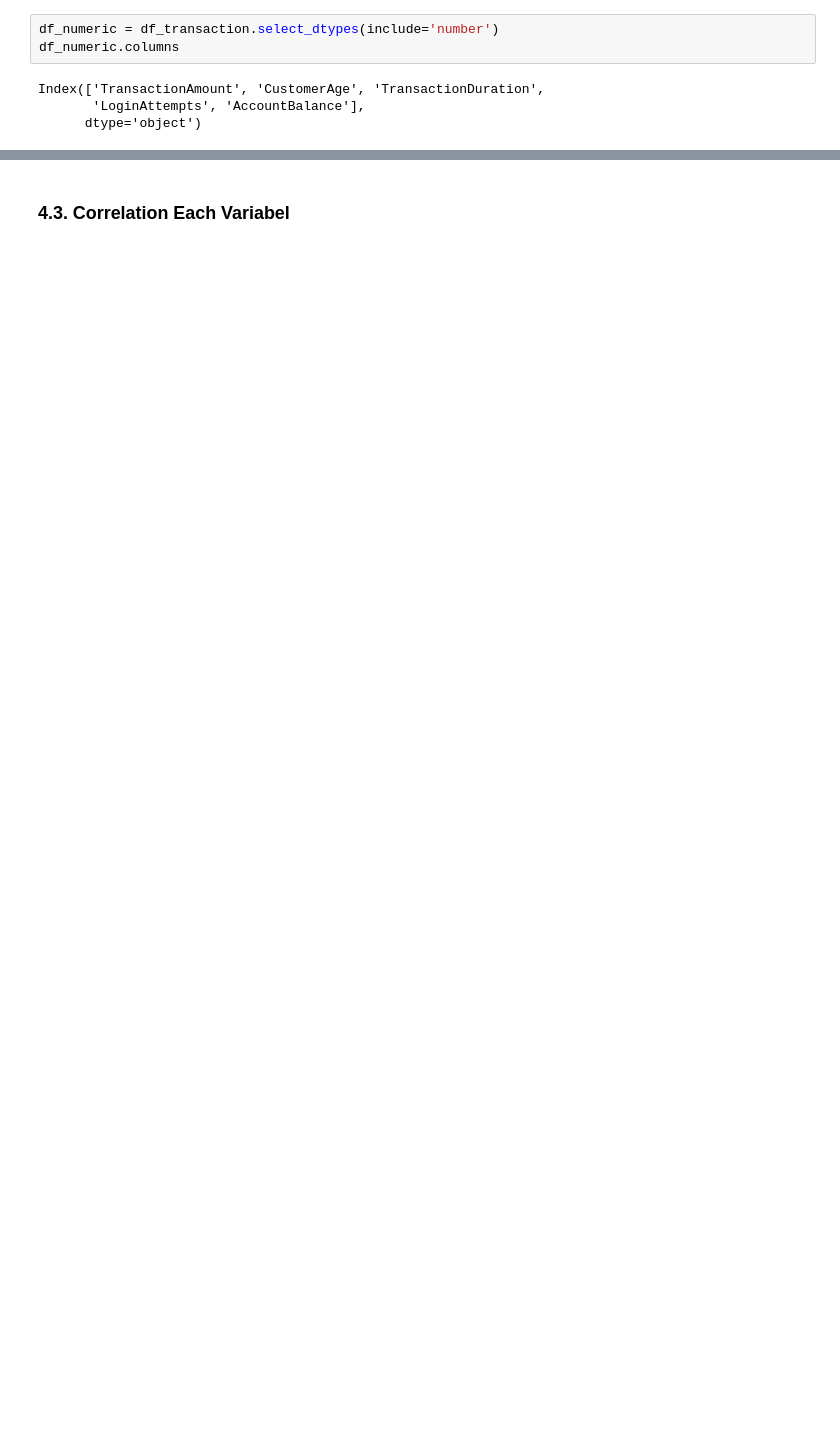
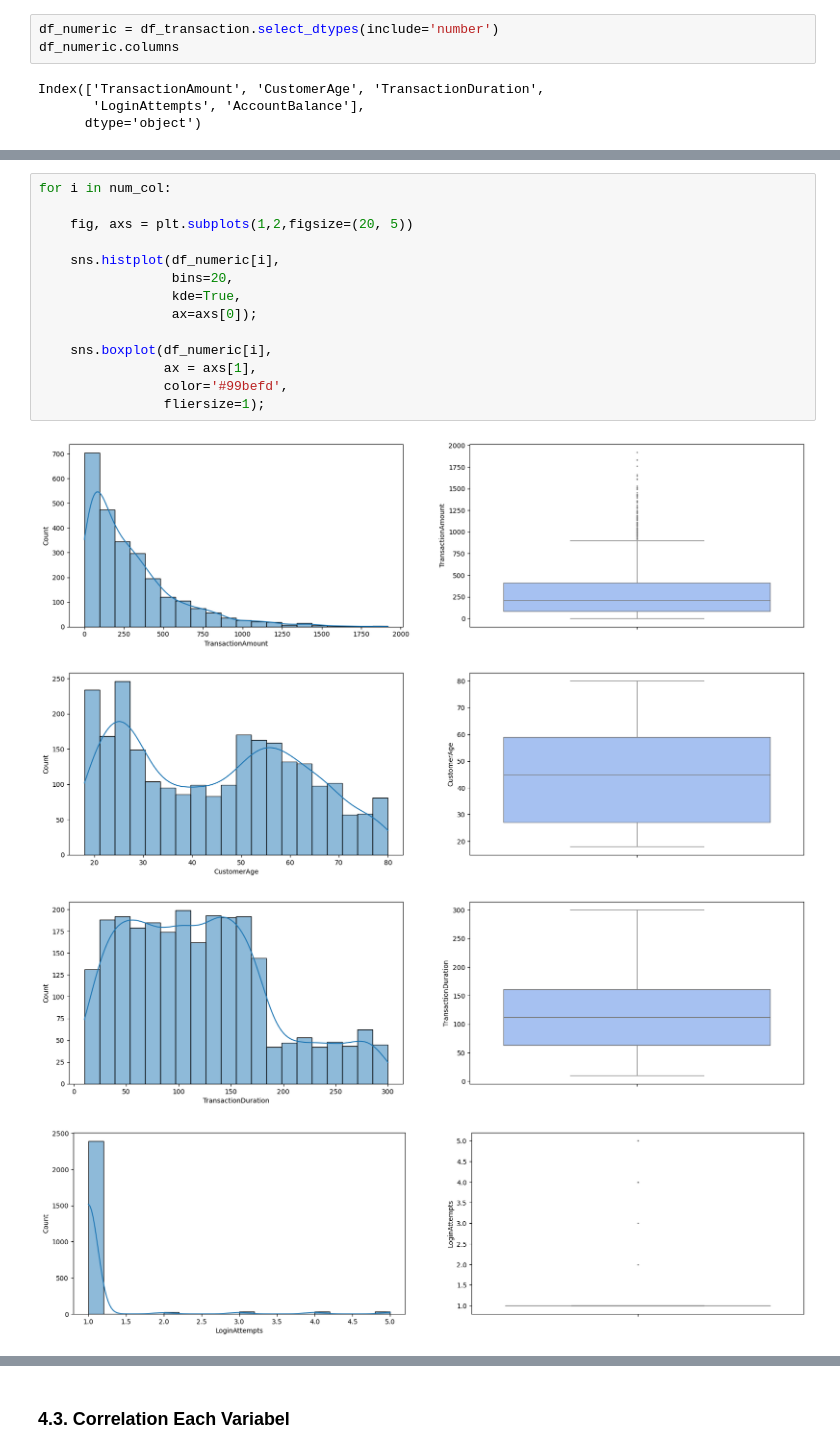
Before and after one commit to alouvre/BMLUP_DicodingSubmission_ProyekMembangunMachineLearning, a Jupyter notebook: [Clustering] Submission Akhir BMLP_Alifia Mustika Sari.ipynb, the cells around one changed output, grey strips where cells are left out. Saved outputs shown, nothing was run; the diff lists cells and outputs as text; blank space fills up the shorter version.

```diff
--- a/[Clustering] Submission Akhir BMLP_Alifia Mustika Sari.ipynb
+++ b/[Clustering] Submission Akhir BMLP_Alifia Mustika Sari.ipynb
@@ -160,0 +173,19 @@ Index(['TransactionAmount', 'CustomerAge', 'TransactionDuration',
+# %%
+for i in num_col:
+
+    fig, axs = plt.subplots(1,2,figsize=(20, 5))
+
+    sns.histplot(df_numeric[i],
+                 bins=20,
+                 kde=True,
+                 ax=axs[0]);
+
+    sns.boxplot(df_numeric[i],
+                ax = axs[1],
+                color='#99befd',
+                fliersize=1);
+# %% [output]
+[figure, added]
+[figure, added]
+[figure, added]
+[figure, added]
```
Also changed, not shown: parts of 4 cells of this notebook.
